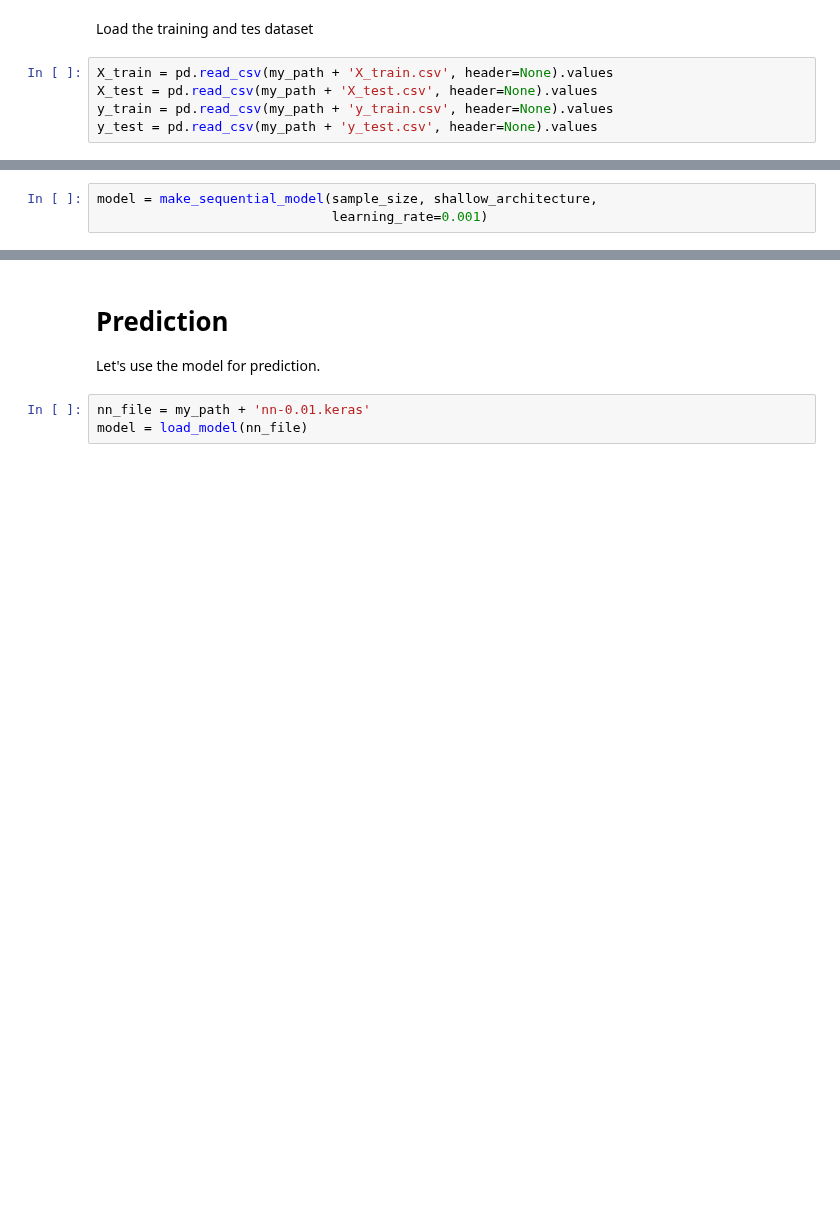
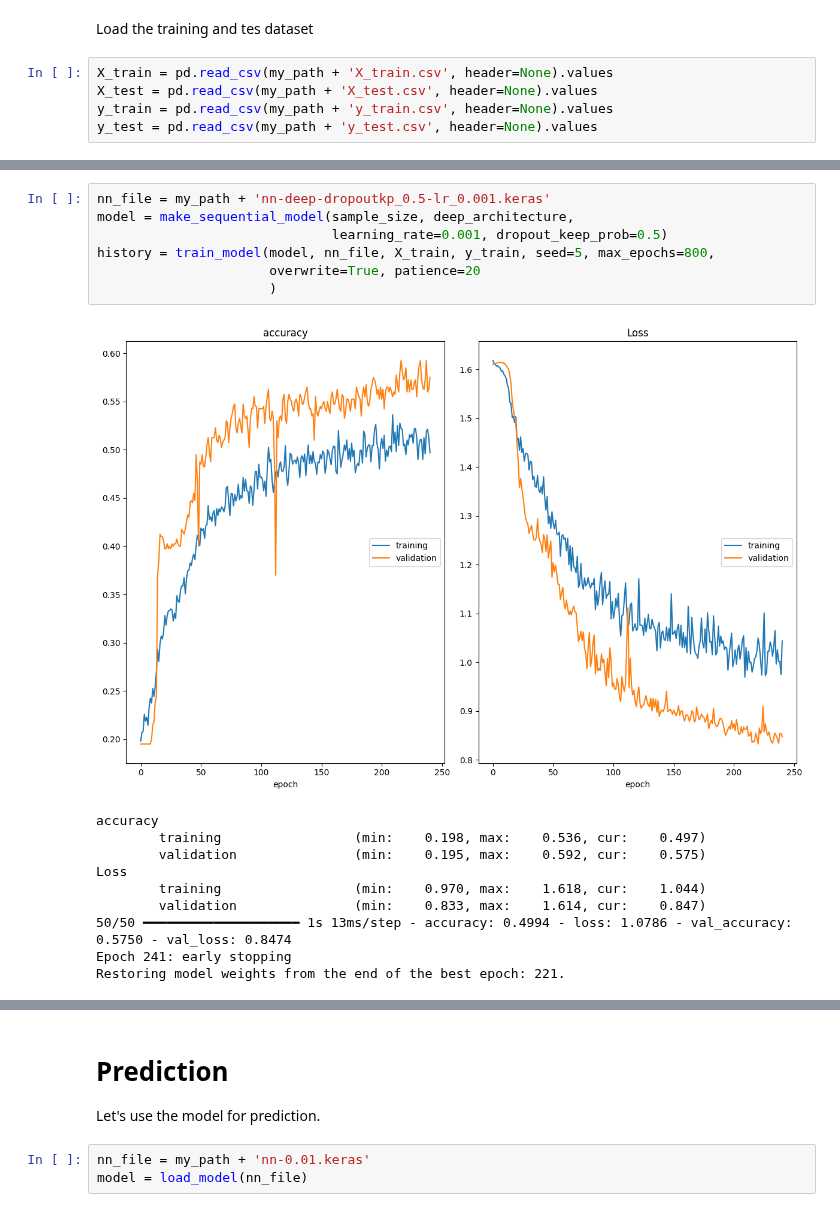
Before and after one commit to andreaaraldo/machine-learning-for-networks, a Jupyter notebook: 04.neural_networks/04bis_regularization_of_nn.ipynb, the cells around one changed output, grey strips where cells are left out. Drawn from its saved outputs; the diff is of its cells as text; blank space fills up the shorter version.

```diff
--- a/04.neural_networks/04bis_regularization_of_nn.ipynb
+++ b/04.neural_networks/04bis_regularization_of_nn.ipynb
@@ -373,3 +149,18 @@ In any case, our NN does has not managed to converge. This is often due to the *
-# %%
-model = make_sequential_model(sample_size, shallow_architecture,
-                              learning_rate=0.001)
+# %%
+nn_file = my_path + 'nn-deep-dropoutkp_0.5-lr_0.001.keras'
+model = make_sequential_model(sample_size, deep_architecture,
+                              learning_rate=0.001, dropout_keep_prob=0.5)
+history = train_model(model, nn_file, X_train, y_train, seed=5, max_epochs=800,
+                      overwrite=True, patience=20
+                      )
+# %% [output]
+[figure, added]
+accuracy
+        training                 (min:    0.198, max:    0.536, cur:    0.497)
+        validation               (min:    0.195, max:    0.592, cur:    0.575)
+Loss
+        training                 (min:    0.970, max:    1.618, cur:    1.044)
+        validation               (min:    0.833, max:    1.614, cur:    0.847)
+50/50 ━━━━━━━━━━━━━━━━━━━━ 1s 13ms/step - accuracy: 0.4994 - loss: 1.0786 - val_accuracy: 0.5750 - val_loss: 0.8474
+Epoch 241: early stopping
+Restoring model weights from the end of the best epoch: 221.
```
Also changed, not shown: parts of 50 cells of this notebook.
